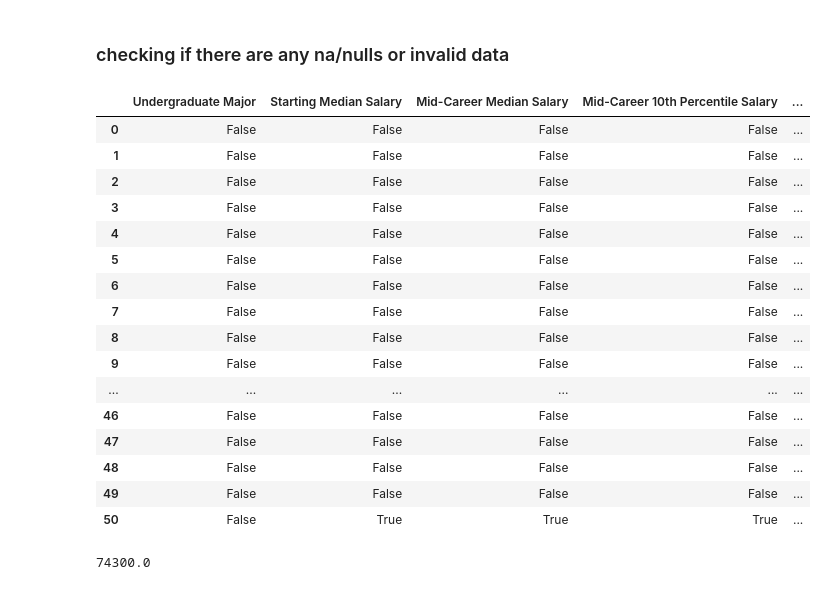
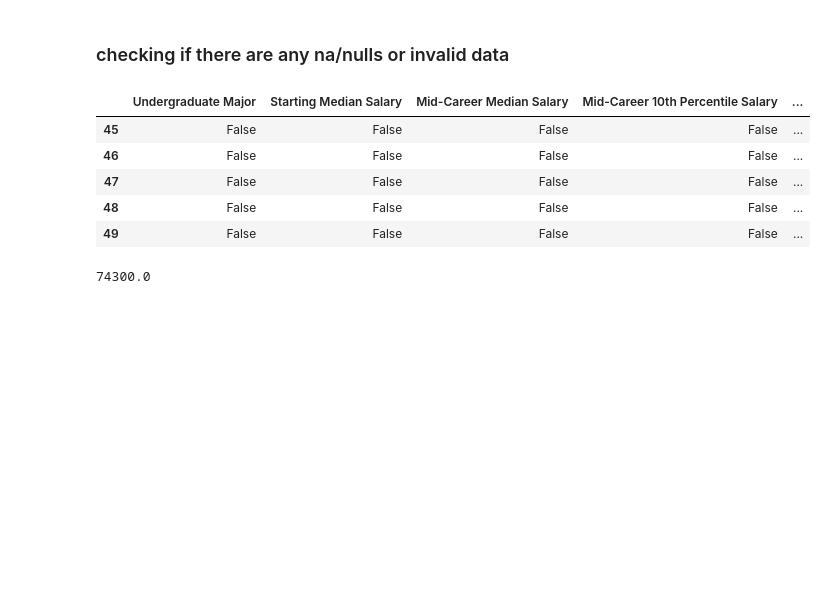
Before and after one commit to rajverma1985/datascience_fun_projects, a Jupyter notebook: college_salaries/college_salaries.ipynb, the cells around one changed output. Cells and saved outputs as stored; diff of their text form; code cells hidden in the pictures; blank space fills up the shorter version.

```diff
--- a/college_salaries/college_salaries.ipynb
+++ b/college_salaries/college_salaries.ipynb
@@ -46,25 +46,14 @@ Index(['Undergraduate Major', 'Starting Median Salary',
 # %% [markdown]
 ### checking if there are any na/nulls or invalid data
 # %%
-df.isna()
+df.isna().tail()
 # %% [output]
 |  | Undergraduate Major | Starting Median Salary | Mid-Career Median Salary | Mid-Career 10th Percentile Salary | ... |
-| 0 | False | False | False | False | ... |
-| 1 | False | False | False | False | ... |
-| 2 | False | False | False | False | ... |
-| 3 | False | False | False | False | ... |
-| 4 | False | False | False | False | ... |
-| 5 | False | False | False | False | ... |
-| 6 | False | False | False | False | ... |
-| 7 | False | False | False | False | ... |
-| 8 | False | False | False | False | ... |
-| 9 | False | False | False | False | ... |
-| ... | ... | ... | ... | ... | ... |
+| 45 | False | False | False | False | ... |
 | 46 | False | False | False | False | ... |
 | 47 | False | False | False | False | ... |
 | 48 | False | False | False | False | ... |
 | 49 | False | False | False | False | ... |
-| 50 | False | True | True | True | ... |
 # %%
 df = df.dropna()
 # %%
```
Also changed, not shown: parts of 13 cells of this notebook.
